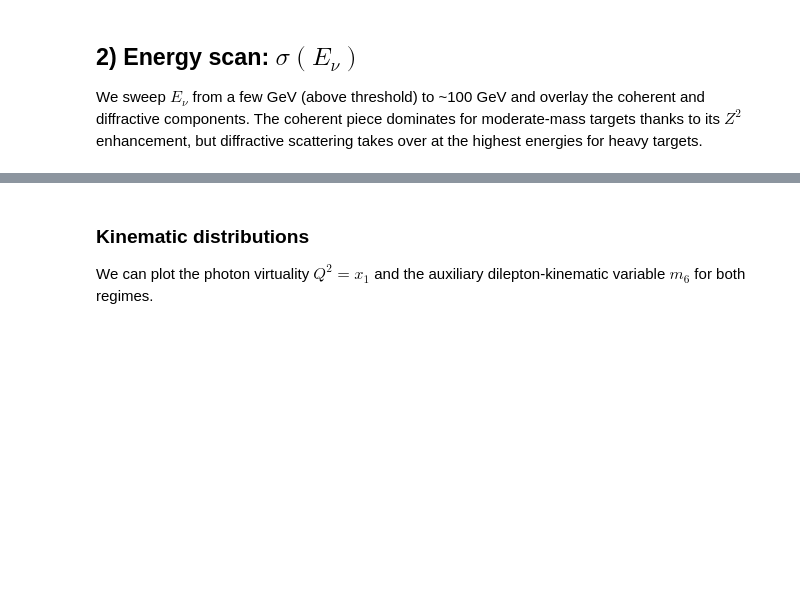
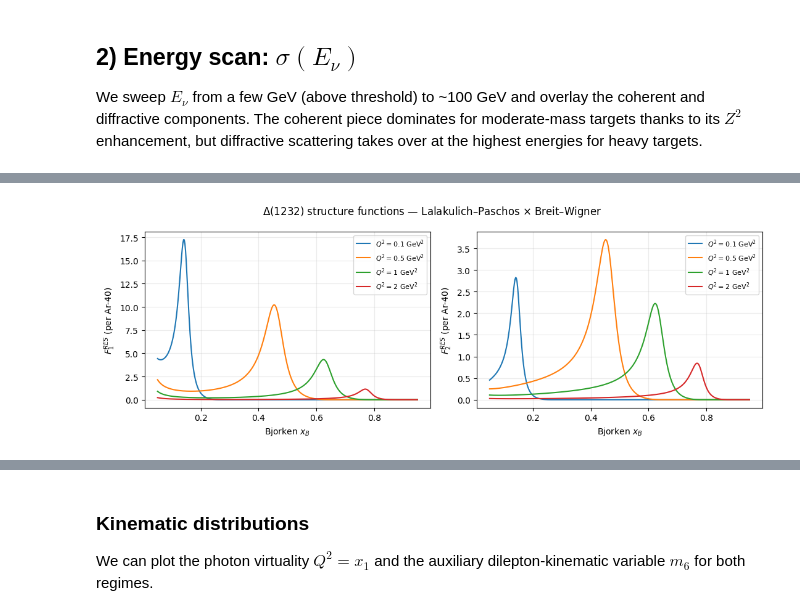
Before and after one commit to mhostert/neptune, a Jupyter notebook: examples/Example_1_trident_events.ipynb, the cells around one changed output, grey strips where cells are left out. Saved outputs shown, nothing was run; the diff lists cells and outputs as text; code cells hidden in the pictures; blank space fills up the shorter version.

```diff
--- a/examples/Example_1_trident_events.ipynb
+++ b/examples/Example_1_trident_events.ipynb
@@ -70,0 +164,23 @@ plt.tight_layout()
+# %%
+from neptune.resonance import DeltaResonanceStructureFunctions, M_R_DEFAULT
+
+sf_delta = DeltaResonanceStructureFunctions(A=40)
+xB_grid = np.linspace(0.05, 0.95, 400)
+Q2_values = [0.1, 0.5, 1.0, 2.0]
+
+fig, axes = plt.subplots(1, 2, figsize=(11, 4), sharey=False)
+for Q2 in Q2_values:
+    axes[0].plot(xB_grid, sf_delta.F1(xB_grid, Q2),
+                  label=fr'$Q^2 = {Q2:g}$ GeV$^2$')
+    axes[1].plot(xB_grid, sf_delta.F2(xB_grid, Q2),
+                  label=fr'$Q^2 = {Q2:g}$ GeV$^2$')
+
+for ax, name in zip(axes, ['F_1^{RES}', 'F_2^{RES}']):
+    ax.set_xlabel(r'Bjorken $x_B$')
+    ax.set_ylabel(rf'${name}$ (per Ar-40)')
+    ax.legend(fontsize=8)
+    ax.grid(alpha=0.25)
+fig.suptitle(r'$\Delta(1232)$ structure functions — Lalakulich–Paschos × Breit–Wigner')
+plt.tight_layout()
+# %% [output]
+[figure, added]
```
Also changed, not shown: parts of 26 cells of this notebook, 52 other files.
